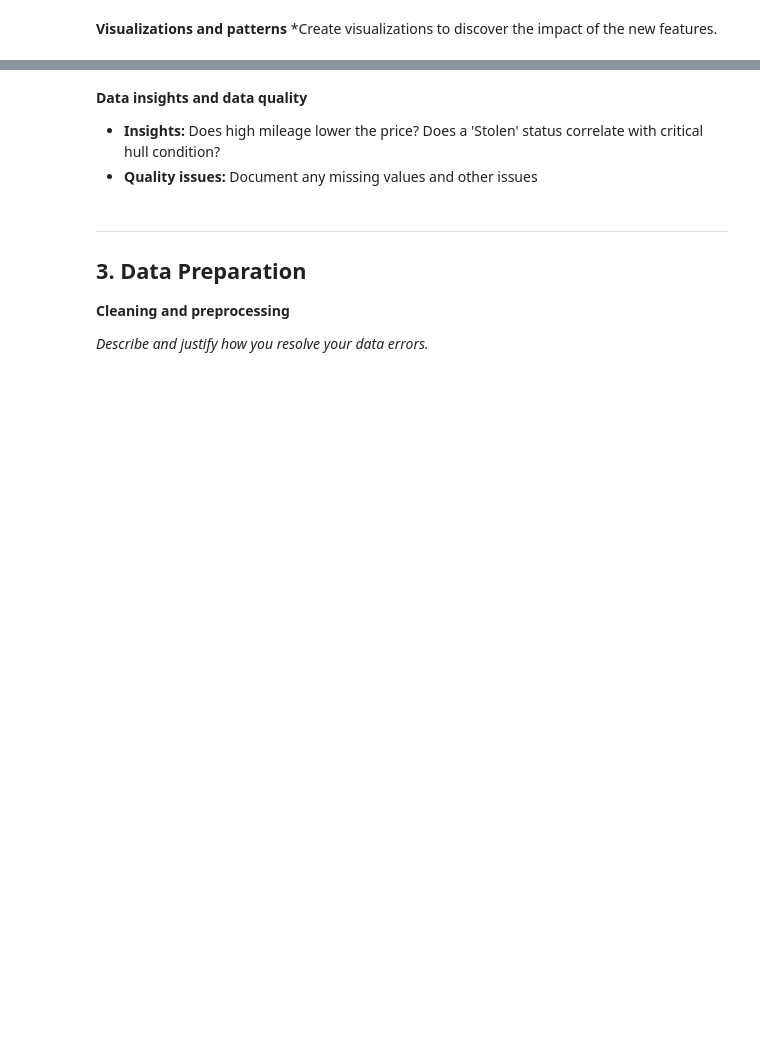
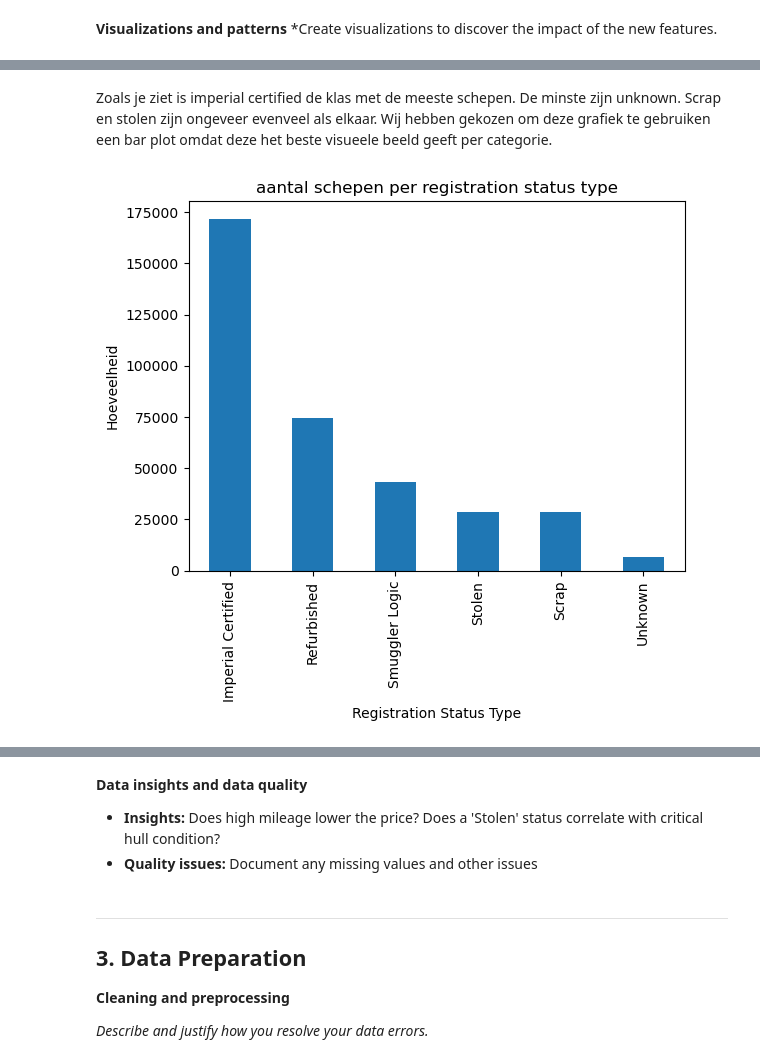
Before and after one commit to Jamie1111/DDD-Databazen-, a Jupyter notebook: assignment_template_it3.ipynb, the cells around one changed output, grey strips where cells are left out. Saved outputs shown, nothing was run; the diff lists cells and outputs as text; code cells hidden in the pictures; blank space fills up the shorter version.

```diff
--- a/assignment_template_it3.ipynb
+++ b/assignment_template_it3.ipynb
@@ -113,0 +125,10 @@ df.describe()
+# %% [markdown]
+Zoals je ziet is imperial certified de klas met de meeste schepen. De minste zijn unknown. Scrap en stolen zijn ongeveer evenveel als elkaar. Wij hebben gekozen om deze grafiek te gebruiken een bar plot omdat deze het beste visueele beeld geeft per categorie.
+# %%
+df['Registration_Status'].value_counts().plot.bar()
+plt.xlabel("Registration Status Type")
+plt.ylabel("Hoeveelheid")
+plt.title("aantal schepen per registration status type")
+plt.show()
+# %% [output]
+[figure, added]
```
Also changed, not shown: parts of 10 cells of this notebook, 2 other files.
